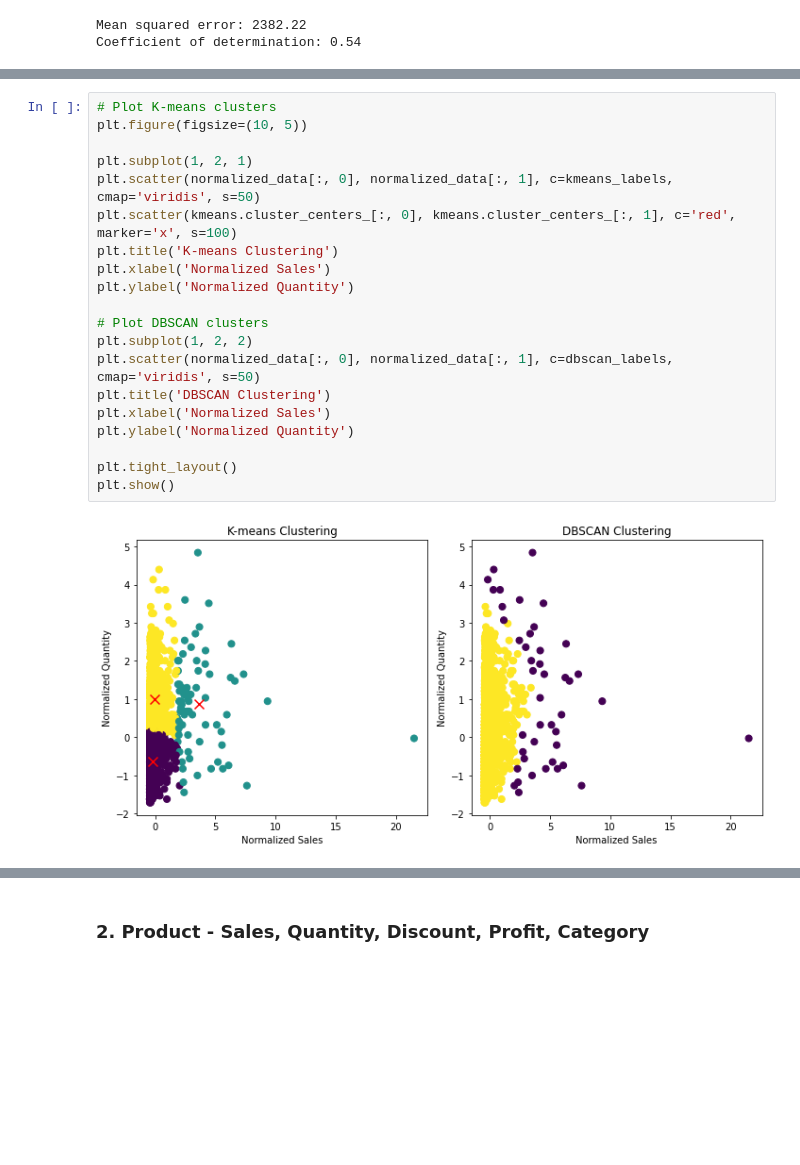
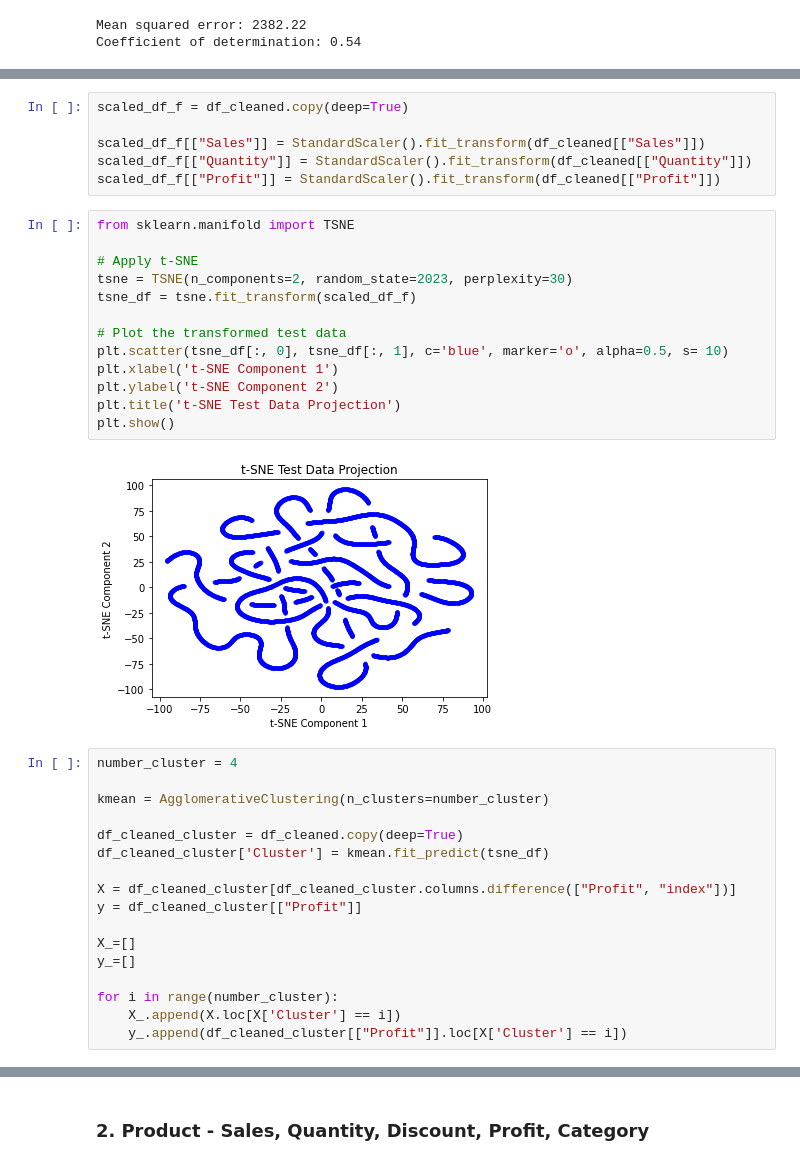
Before and after one commit to tungnd237/InventoryManagementAnalyst, a Jupyter notebook: hj/0514_clustering_comparison.ipynb, the cells around one changed output, grey strips where cells are left out. Drawn from its saved outputs; the diff is of its cells as text; blank space fills up the shorter version.

```diff
--- a/hj/0514_clustering_comparison.ipynb
+++ b/hj/0514_clustering_comparison.ipynb
@@ -245,22 +192,38 @@ print(grouped_df.head())
-# %%
-# Plot K-means clusters
-plt.figure(figsize=(10, 5))
-
-plt.subplot(1, 2, 1)
-plt.scatter(normalized_data[:, 0], normalized_data[:, 1], c=kmeans_labels, cmap='viridis', s=50)
-plt.scatter(kmeans.cluster_centers_[:, 0], kmeans.cluster_centers_[:, 1], c='red', marker='x', s=100)
-plt.title('K-means Clustering')
-plt.xlabel('Normalized Sales')
-plt.ylabel('Normalized Quantity')
-
-# Plot DBSCAN clusters
-plt.subplot(1, 2, 2)
-plt.scatter(normalized_data[:, 0], normalized_data[:, 1], c=dbscan_labels, cmap='viridis', s=50)
-plt.title('DBSCAN Clustering')
-plt.xlabel('Normalized Sales')
-plt.ylabel('Normalized Quantity')
-
-plt.tight_layout()
-plt.show()
-# %% [output]
-[figure, removed]
+# %%
+scaled_df_f = df_cleaned.copy(deep=True)
+
+scaled_df_f[["Sales"]] = StandardScaler().fit_transform(df_cleaned[["Sales"]])
+scaled_df_f[["Quantity"]] = StandardScaler().fit_transform(df_cleaned[["Quantity"]])
+scaled_df_f[["Profit"]] = StandardScaler().fit_transform(df_cleaned[["Profit"]])
+# %%
+from sklearn.manifold import TSNE
+
+# Apply t-SNE
+tsne = TSNE(n_components=2, random_state=2023, perplexity=30)
+tsne_df = tsne.fit_transform(scaled_df_f)
+
+# Plot the transformed test data
+plt.scatter(tsne_df[:, 0], tsne_df[:, 1], c='blue', marker='o', alpha=0.5, s= 10)
+plt.xlabel('t-SNE Component 1')
+plt.ylabel('t-SNE Component 2')
+plt.title('t-SNE Test Data Projection')
+plt.show()
+# %% [output]
+[figure, added]
+# %%
+number_cluster = 4
+
+kmean = AgglomerativeClustering(n_clusters=number_cluster)
+
+df_cleaned_cluster = df_cleaned.copy(deep=True)
+df_cleaned_cluster['Cluster'] = kmean.fit_predict(tsne_df)
+
+X = df_cleaned_cluster[df_cleaned_cluster.columns.difference(["Profit", "index"])]
+y = df_cleaned_cluster[["Profit"]]
+
+X_=[]
+y_=[]
+
+for i in range(number_cluster):
+    X_.append(X.loc[X['Cluster'] == i])
+    y_.append(df_cleaned_cluster[["Profit"]].loc[X['Cluster'] == i])
```
Also changed, not shown: parts of 51 cells of this notebook.
